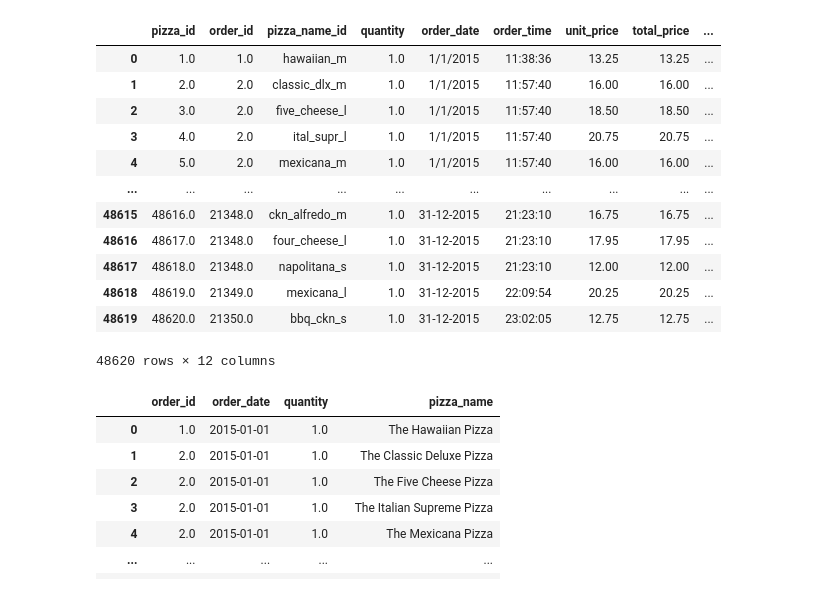
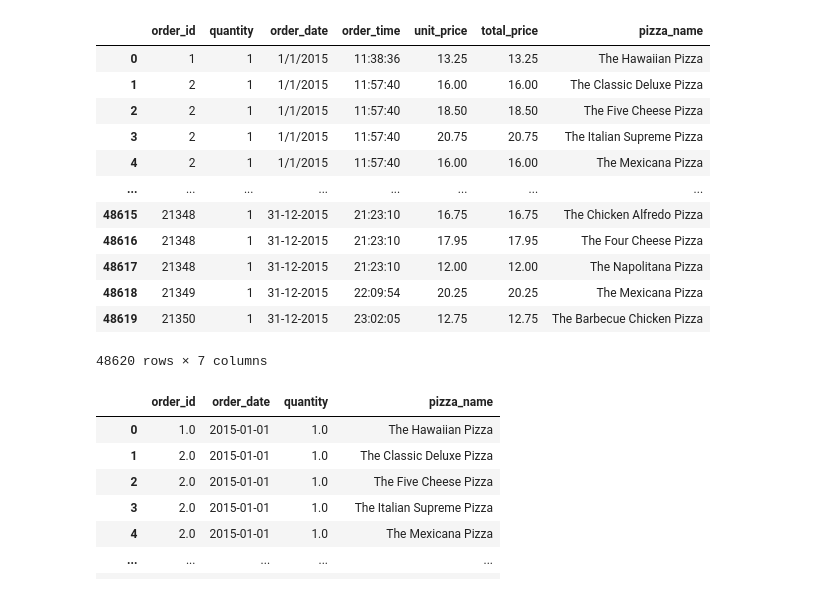
Before and after one commit to gregoriusViko/Pizza_SPPK, a Jupyter notebook: public/kode_python/coba1.ipynb, the cells around one changed output. Cells and saved outputs as stored; diff of their text form; code cells hidden in the pictures.

```diff
--- a/public/kode_python/coba1.ipynb
+++ b/public/kode_python/coba1.ipynb
@@ -1,21 +1,21 @@
 # %%
 import pandas as pd
-df= pd.read_csv('pizza_sales.csv')
+df= pd.read_csv('pizza_sales_modified.csv')
 df
 # %% [output]
-|  | pizza_id | order_id | pizza_name_id | quantity | order_date | order_time | unit_price | total_price | ... |
-| 0 | 1.0 | 1.0 | hawaiian_m | 1.0 | 1/1/2015 | 11:38:36 | 13.25 | 13.25 | ... |
-| 1 | 2.0 | 2.0 | classic_dlx_m | 1.0 | 1/1/2015 | 11:57:40 | 16.00 | 16.00 | ... |
-| 2 | 3.0 | 2.0 | five_cheese_l | 1.0 | 1/1/2015 | 11:57:40 | 18.50 | 18.50 | ... |
-| 3 | 4.0 | 2.0 | ital_supr_l | 1.0 | 1/1/2015 | 11:57:40 | 20.75 | 20.75 | ... |
-| 4 | 5.0 | 2.0 | mexicana_m | 1.0 | 1/1/2015 | 11:57:40 | 16.00 | 16.00 | ... |
-| ... | ... | ... | ... | ... | ... | ... | ... | ... | ... |
-| 48615 | 48616.0 | 21348.0 | ckn_alfredo_m | 1.0 | 31-12-2015 | 21:23:10 | 16.75 | 16.75 | ... |
-| 48616 | 48617.0 | 21348.0 | four_cheese_l | 1.0 | 31-12-2015 | 21:23:10 | 17.95 | 17.95 | ... |
-| 48617 | 48618.0 | 21348.0 | napolitana_s | 1.0 | 31-12-2015 | 21:23:10 | 12.00 | 12.00 | ... |
-| 48618 | 48619.0 | 21349.0 | mexicana_l | 1.0 | 31-12-2015 | 22:09:54 | 20.25 | 20.25 | ... |
-| 48619 | 48620.0 | 21350.0 | bbq_ckn_s | 1.0 | 31-12-2015 | 23:02:05 | 12.75 | 12.75 | ... |
+|  | order_id | quantity | order_date | order_time | unit_price | total_price | pizza_name |
+| 0 | 1 | 1 | 1/1/2015 | 11:38:36 | 13.25 | 13.25 | The Hawaiian Pizza |
+| 1 | 2 | 1 | 1/1/2015 | 11:57:40 | 16.00 | 16.00 | The Classic Deluxe Pizza |
+| 2 | 2 | 1 | 1/1/2015 | 11:57:40 | 18.50 | 18.50 | The Five Cheese Pizza |
+| 3 | 2 | 1 | 1/1/2015 | 11:57:40 | 20.75 | 20.75 | The Italian Supreme Pizza |
+| 4 | 2 | 1 | 1/1/2015 | 11:57:40 | 16.00 | 16.00 | The Mexicana Pizza |
+| ... | ... | ... | ... | ... | ... | ... | ... |
+| 48615 | 21348 | 1 | 31-12-2015 | 21:23:10 | 16.75 | 16.75 | The Chicken Alfredo Pizza |
+| 48616 | 21348 | 1 | 31-12-2015 | 21:23:10 | 17.95 | 17.95 | The Four Cheese Pizza |
+| 48617 | 21348 | 1 | 31-12-2015 | 21:23:10 | 12.00 | 12.00 | The Napolitana Pizza |
+| 48618 | 21349 | 1 | 31-12-2015 | 22:09:54 | 20.25 | 20.25 | The Mexicana Pizza |
+| 48619 | 21350 | 1 | 31-12-2015 | 23:02:05 | 12.75 | 12.75 | The Barbecue Chicken Pizza |
-48620 rows × 12 columns
+48620 rows × 7 columns
 # %%
 df['order_date'] = df['order_date'].str.replace('/', '-')
 # %%
```
Also changed, not shown: 12 other files.
